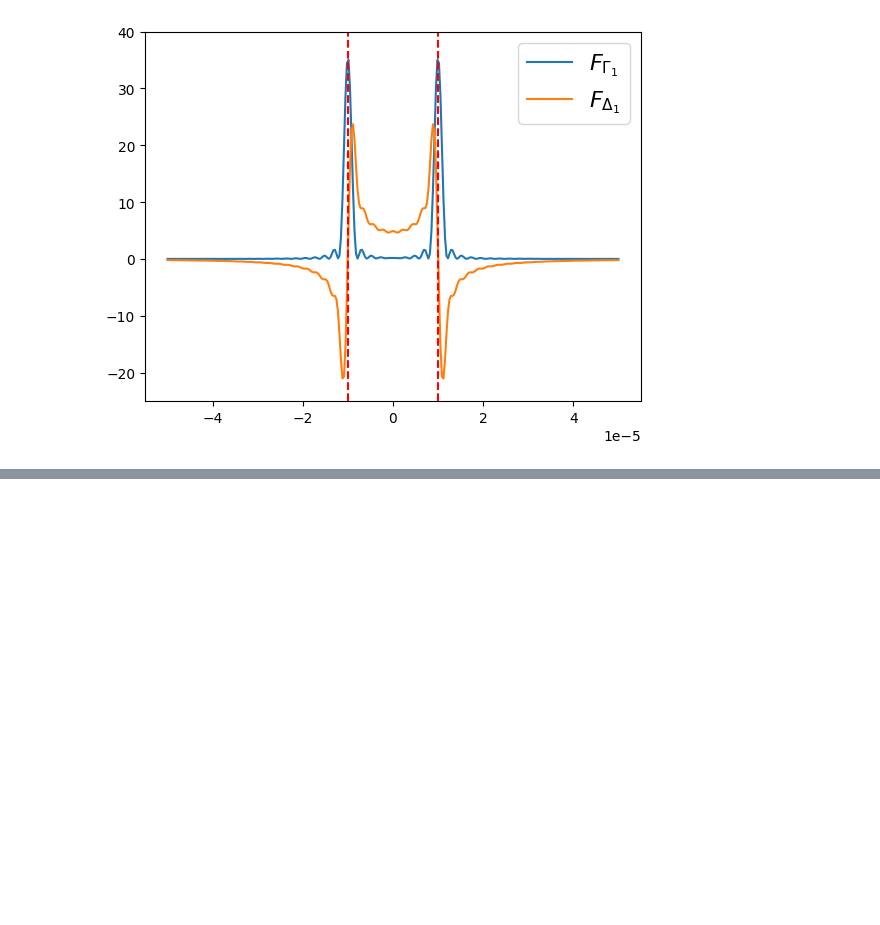
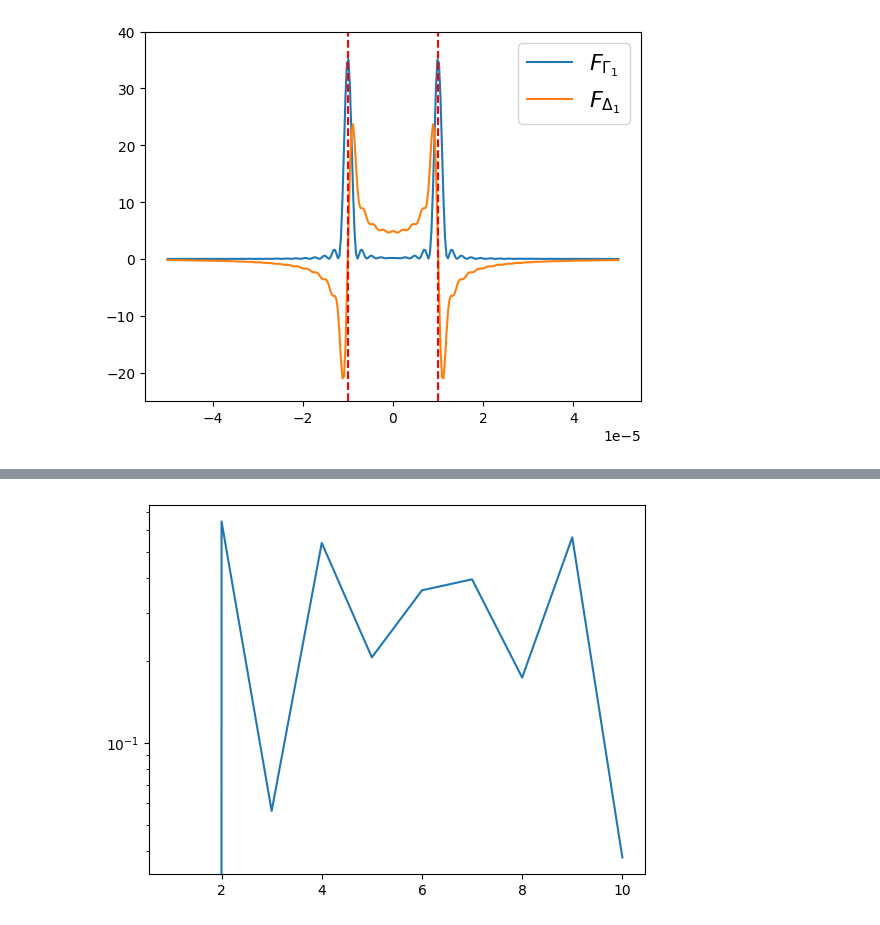
Before and after one commit to Denis-chupa/Quantum_tools, a Jupyter notebook: Quantum_computing/src/GST_research/phase_noise.ipynb, the cells around one changed output, grey strips where cells are left out. Cells and saved outputs as stored; diff of their text form; code cells hidden in the pictures; blank space fills up the shorter version.

Commit message:
попробовал построить графики для статьи Dynamical quantum maps for single-qubit gates under universal non-Markovian noise

```diff
--- a/Quantum_computing/src/GST_research/phase_noise.ipynb
+++ b/Quantum_computing/src/GST_research/phase_noise.ipynb
@@ -4,6 +4,11 @@ import sys
 sys.path.insert(0, '..')
 from GST import*
 import matplotlib.pyplot as plt
+
+paul_x = np.array([[0, 1], [1, 0]], dtype=complex)
+paul_y = np.array([[0, -1j], [1j, 0]], dtype=complex)
+paul_z = np.array([[1, 0], [0, -1]], dtype=complex)
+paul_list = [paul_x, paul_y, paul_z]
 # %% [markdown]
 Из статьи [*Dynamical quantum maps for single-qubit gates under universal non-Markovian noise*](https://journals.aps.org/prresearch/pdf/10.1103/PhysRevResearch.7.013008) попробуем промоделировать рисунок 1
 # %%
@@ -37,0 +138,61 @@ plt.show()
+# %%
+from tqdm import tqdm
+
+rabi = 2 * np.pi * 20 * 10**3
+tau_c = 20 * np.pi / rabi
+c = 1 / (40 * tau_c**3)
+
+N_steps = 10
+dt = 0.05 * tau_c
+t_start = dt
+t = np.arange(t_start, t_start + N_steps * dt, dt)
+x_t = rabi * t / np.pi
+
+N_shots = 5 * 10**2
+M_mc = 10**2
+
+q = lambda t, x: -1j / 2 * rabi * paul_x @ x
+g = lambda t, x: -1j / 2 * paul_z @ x
+
+ave_inf = []
+map_depol_ave = []
+for i in tqdm(range(N_shots)):
+
+    psi_start = haar_random_state(2)[:, np.newaxis]
+    r_stoch = evol_Heun(M_mc, dt, t_start, N_steps, q, g, tau_c, c, r_start=psi_start)
+
+    # psi_start = psi_start
+    r_start = psi_start @ psi_start.T.conj()
+
+    infid = [0] * len(t)
+    for j, t_j in enumerate(t):
+        # r_stoch = evol_Heun(M_mc, dt, t_j, 1, q, g, tau_c, c, r_start=psi_start)
+        p_d = 3/4 * (1 - np.exp(-Gamma_n(1, t_j, rabi, c, tau_c)))
+        # p_d = 3/4 * (1 - np.exp( - S_omega(rabi, c, tau_c) * t_j / 2))
+        map_depol = (1 - p_d) * r_start
+        for paul in paul_list:
+            map_depol += p_d / 3 * paul @ r_start @ paul
+        # map_depol = non_mark_noise(t_j, rabi, c, tau_c, r_start)
+        # print(r_stoch.shape)
+        r_00, r_01, r_10, r_11 = r_stoch[:, j]
+
+        r_stoch_j = np.array([[r_00[0], r_01[0]], [r_10[0], r_11[0]]], dtype=complex)
+        r_start = map_depol
+        # r_stoch_j /= np.trace(r_stoch_j)
+        # print(np.trace(r_stoch_j), np.trace(map_depol))
+        infid[j] = np.real(infidelity(r_stoch_j, psi_start @ psi_start.T.conj()))
+        # else:
+        #     infid += (np.real(infidelity(np.array([[r_00, r_01], [r_10, r_11]], dtype=complex), map_depol))  - infid) / (i + 2)
+
+    if i == 0:
+        ave_inf = np.array(infid)
+    else:
+        ave_inf += (np.array(infid)  - ave_inf) / (i + 2)
+
+
+plt.plot(x_t, ave_inf)
+plt.yscale("log")
+# plt.xscale("log")
+plt.show()
+# %% [output]
+[figure, added]
```
Also changed, not shown: parts of 6 cells of this notebook, 1 other file.
